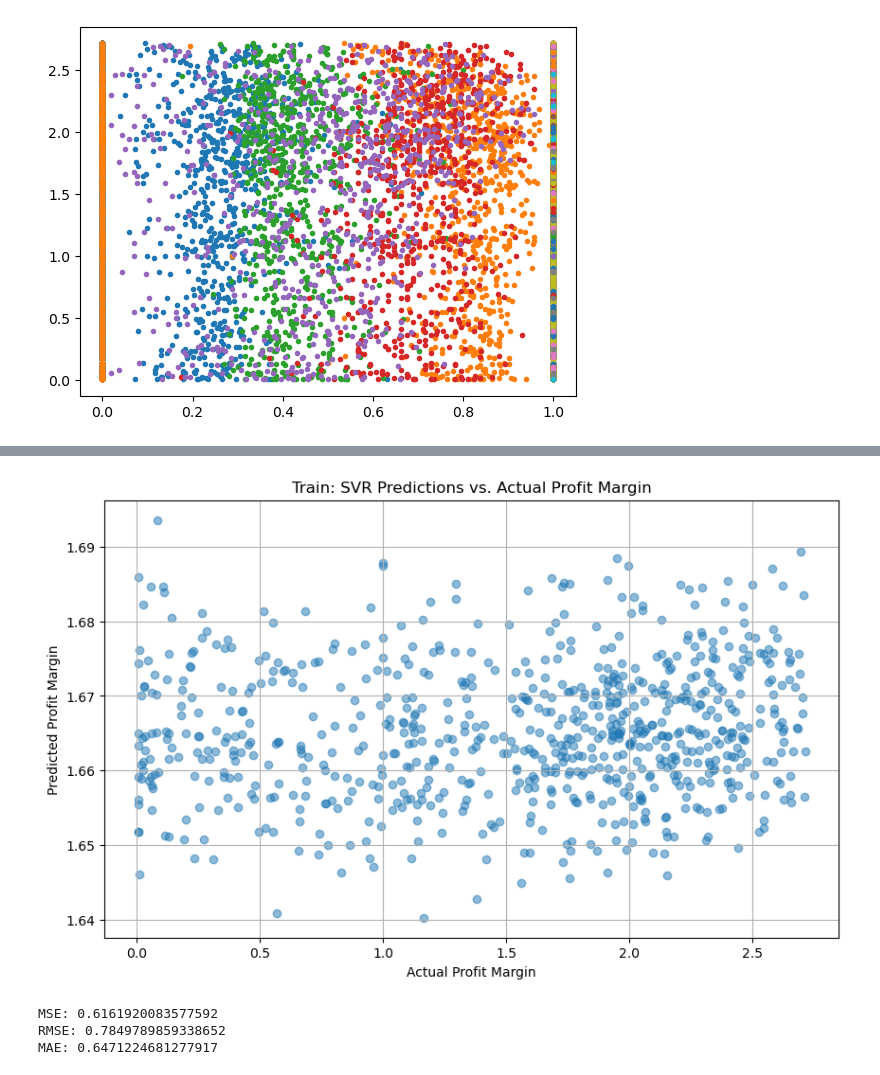
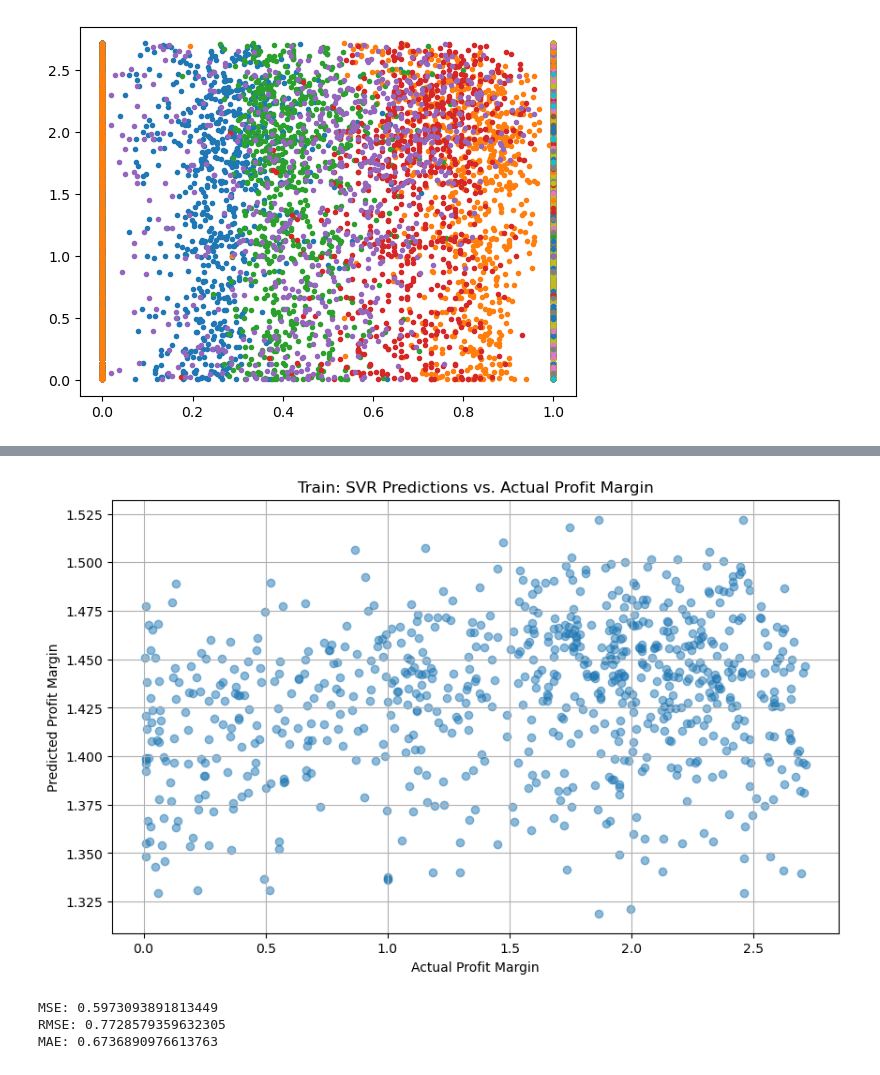
Before and after one commit to hscottvo/CS235-Project, a Jupyter notebook: Scratch Implementation.ipynb, the cells around one changed output, grey strips where cells are left out. Saved outputs shown, nothing was run; the diff lists cells and outputs as text; code cells hidden in the pictures.

```diff
--- a/Scratch Implementation.ipynb
+++ b/Scratch Implementation.ipynb
@@ -11,6 +19,6 @@ tf.compat.v1.disable_v2_behavior()
 # %%
 class ScratchVR(object):
-    def __init__(self, epsilon=0.1):
+    def __init__(self, epsilon=0.5):
         self.epsilon = epsilon
 
     def fit(self, X, y, epochs=200, learning_rate=0.1):
@@ -95,7 +103,7 @@ plt.plot(x, y,".")
  <matplotlib.lines.Line2D at 0x...>]
 [figure]
 # %%
-model = ScratchVR(epsilon=0.1)
+model = ScratchVR(epsilon=0.2)
 model.fit(x, y)
 plt.plot(
     x, y, ".",
@@ -123,26 +134,27 @@ plt.plot(
 # %%
 
 check = pd.read_csv('test.csv')
 y_pred_train = model.predict(x)
 Y_train = check['profit_margin']
+#caps
 
-rmse = np.sqrt(mean_squared_error(Y_Train, y_pred_train))
-mae = mean_absolute_error(Y_Train, y_pred_train)
-mse = mean_squared_error(Y_Train, y_pred_train)
+rmse = np.sqrt(mean_squared_error(Y_train, y_pred_train))
+mae = mean_absolute_error(Y_train, y_pred_train)
+mse = mean_squared_error(Y_train, y_pred_train)
 
 plt.figure(figsize=(10, 6))
-plt.scatter(Y_Train, y_pred_train, alpha=0.5)
+plt.scatter(Y_train, y_pred_train, alpha=0.5)
 plt.xlabel("Actual Profit Margin")
 plt.ylabel("Predicted Profit Margin")
 plt.title("Train: SVR Predictions vs. Actual Profit Margin")
 plt.grid(True)
 plt.show()
 
 print(f'MSE: {mse}')
 print(f'RMSE: {rmse}')
 print(f'MAE: {mae}')
 # %% [output]
-[figure, old version]
+[figure, new version]
-MSE: 0.6161920083577592
-RMSE: 0.7849789859338652
-MAE: 0.6471224681277917
+MSE: 0.5973093891813449
+RMSE: 0.7728579359632305
+MAE: 0.6736890976613763
```
Also changed, not shown: parts of 3 cells of this notebook.
